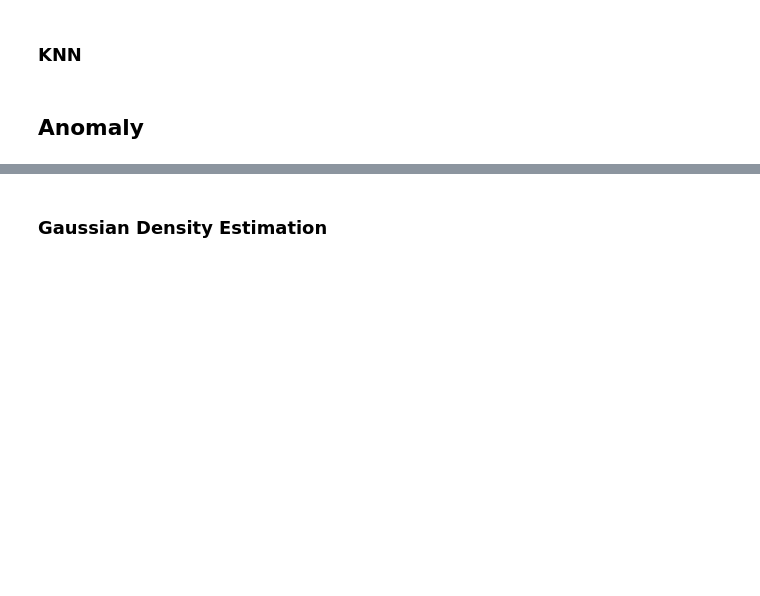
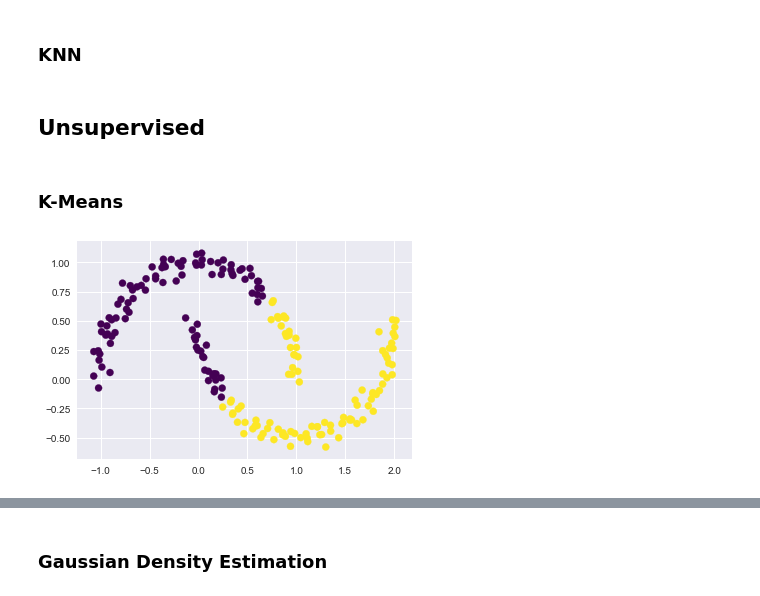
Before and after one commit to bfortuner/machine-learning, a Jupyter notebook: applied/Notes.ipynb, the cells around one changed output, grey strips where cells are left out. Saved outputs shown, nothing was run; the diff lists cells and outputs as text; code cells hidden in the pictures; blank space fills up the shorter version.

```diff
--- a/applied/Notes.ipynb
+++ b/applied/Notes.ipynb
@@ -635,4 +635,19 @@ ax.scatter(normal['V14'], normal['V11'], marker="o", color="lightBlue");
 ax.scatter(pos_correct['V14'], pos_correct['V11'], marker="+", color="green");
 ax.scatter(pos_incorrect['V14'], pos_incorrect['V11'], marker="+", color="red");
 # %% [markdown]
-## Anomaly
+## Unsupervised
+# %%
+X, y = make_moons(200, noise=.05, random_state=0)
+# %% [markdown]
+### K-Means
+# %%
+# http://scikit-learn.org/stable/auto_examples/cluster/plot_mini_batch_kmeans.html
+# Example of a dataset without linear boundaries (points centered around mean)
+from sklearn.datasets import make_moons
+from sklearn.cluster import MiniBatchKMeans   # Faster
+
+labels = MiniBatchKMeans(2, random_state=0).fit_predict(X)
+plt.scatter(X[:, 0], X[:, 1], c=labels,
+            s=50, cmap='viridis');
+# %% [output]
+[figure, added]
```
Also changed, not shown: parts of 2 cells of this notebook.
